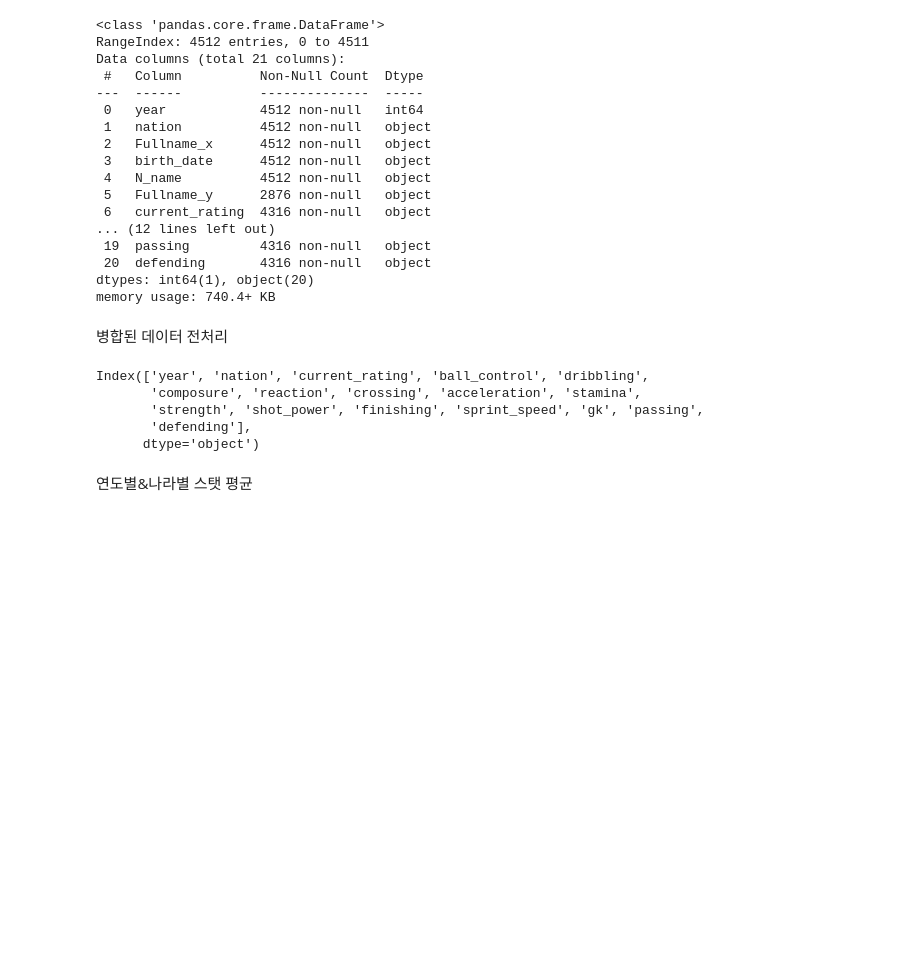
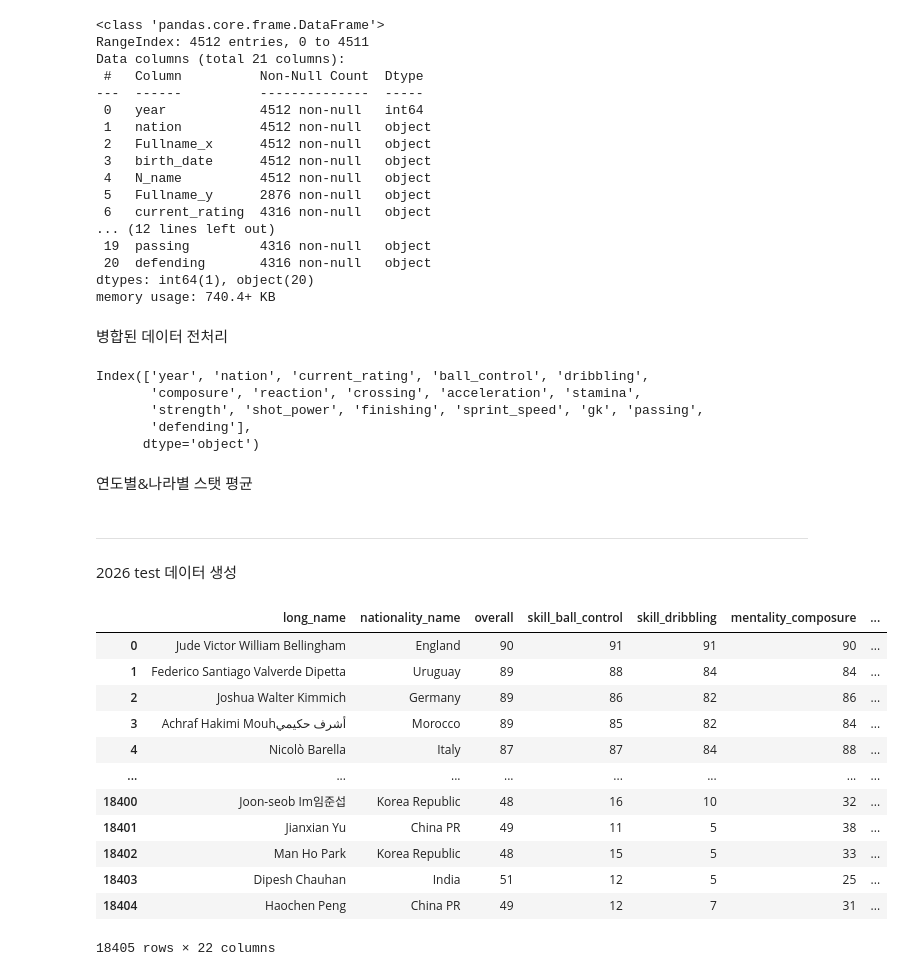
Before and after one commit to SKNetworks-AI19-250818/SKN19-mini-4Team, a Jupyter notebook: EDA/Player Stats/code/worldcup_eda.ipynb, the cells around one changed output. Saved outputs shown, nothing was run; the diff lists cells and outputs as text; code cells hidden in the pictures; blank space fills up the shorter version.

```diff
--- a/EDA/Player Stats/code/worldcup_eda.ipynb
+++ b/EDA/Player Stats/code/worldcup_eda.ipynb
@@ -800,3 +797,36 @@ cols = ['current_rating', 'ball_control', 'dribbling', 'composure', 'reaction',
 df_stat = df_players.groupby(['year', 'nation'])[cols].agg(lambda x: round(x.mean(), 2)).reset_index()
 
 df_stat.to_csv('./../data/result data/avg_stats_2002_2022.csv', encoding='utf-8', index=False)
+# %% [markdown]
+---
+2026 test 데이터 생성
+# %%
+df_test = pd.read_csv(f'./../data/source data/fifa26.csv', encoding='utf-8')
+# %%
+cols = [
+    "long_name", "nationality_name", "overall", "skill_ball_control",
+    'skill_dribbling', "mentality_composure", "movement_reactions",
+    "attacking_crossing", "movement_acceleration",
+    "power_stamina", "power_strength", "power_shot_power", "movement_sprint_speed",
+    'goalkeeping_diving', 'goalkeeping_positioning', 'goalkeeping_reflexes',
+    'attacking_short_passing','skill_long_passing',
+    'defending_marking_awareness','defending_standing_tackle','defending_sliding_tackle',
+    "attacking_finishing",
+]
+df_test = df_test[cols]
+# %%
+df_test
+# %% [output]
+|  | long_name | nationality_name | overall | skill_ball_control | skill_dribbling | mentality_composure | ... |
+| 0 | Jude Victor William Bellingham | England | 90 | 91 | 91 | 90 | ... |
+| 1 | Federico Santiago Valverde Dipetta | Uruguay | 89 | 88 | 84 | 84 | ... |
+| 2 | Joshua Walter Kimmich | Germany | 89 | 86 | 82 | 86 | ... |
+| 3 | Achraf Hakimi Mouhأشرف حكيمي | Morocco | 89 | 85 | 82 | 84 | ... |
+| 4 | Nicolò Barella | Italy | 87 | 87 | 84 | 88 | ... |
+| ... | ... | ... | ... | ... | ... | ... | ... |
+| 18400 | Joon-seob Im임준섭 | Korea Republic | 48 | 16 | 10 | 32 | ... |
+| 18401 | Jianxian Yu | China PR | 49 | 11 | 5 | 38 | ... |
+| 18402 | Man Ho Park | Korea Republic | 48 | 15 | 5 | 33 | ... |
+| 18403 | Dipesh Chauhan | India | 51 | 12 | 5 | 25 | ... |
+| 18404 | Haochen Peng | China PR | 49 | 12 | 7 | 31 | ... |
+18405 rows × 22 columns
```
Also changed, not shown: parts of 7 cells of this notebook, 5 other files.
